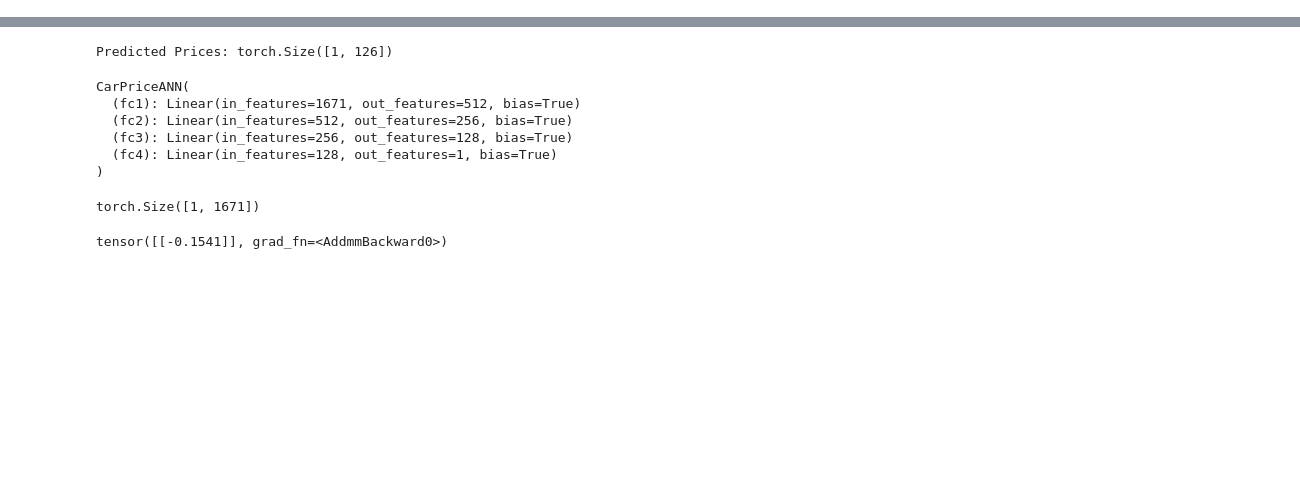
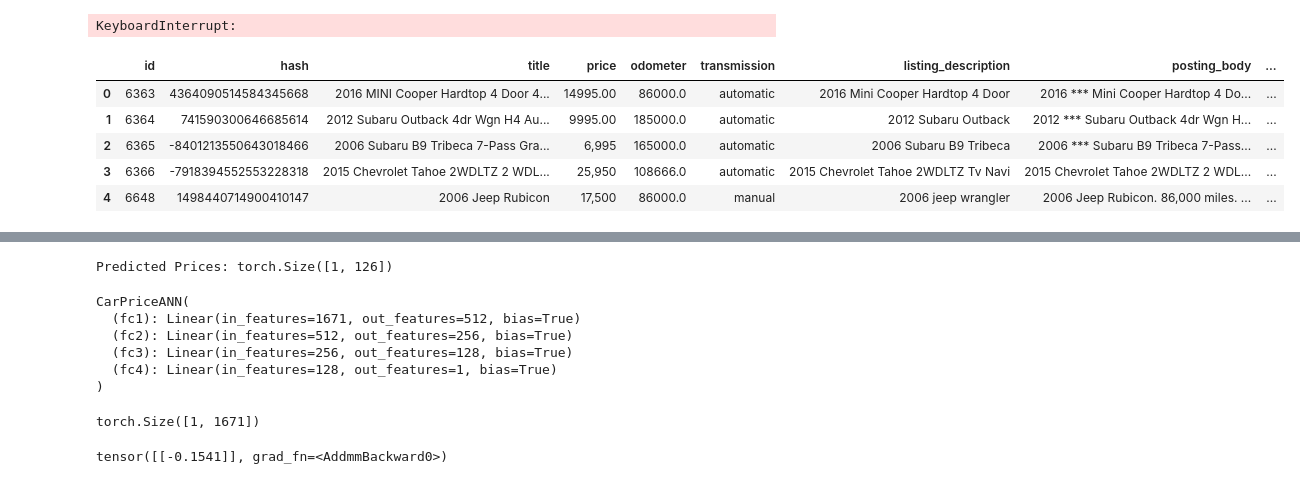
Before and after one commit to swimleftproducts/pricesto, a Jupyter notebook: fastapiapp/machine_learning/model.ipynb, the cells around one changed output, grey strips where cells are left out. Saved outputs shown, nothing was run; the diff lists cells and outputs as text; code cells hidden in the pictures; blank space fills up the shorter version.

Commit message:
model close

```diff
--- a/fastapiapp/machine_learning/model.ipynb
+++ b/fastapiapp/machine_learning/model.ipynb
@@ -174,0 +250,35 @@ features_df.head()
+# %%
+def prepare_text(row):
+    title = row['title']
+    posting_body = row['posting_body']
+    try:
+        posting_truncated = ' '.join(posting_body.split(' ')[:200])
+    except:
+        posting_truncated = posting_body
+    text = f"title: {title} posting: {posting_truncated}"
+    return text
+
+
+def embed_posting_body(batch):
+    texts = []
+    for _, row in batch.iterrows():
+        texts.append(prepare_text(row))
+    return emb_model.encode(texts)  # Assuming emb_model is your embedding model
+
+
+
+batch_size = 150
+for start in range(0, len(df_cleaned), batch_size):
+    end = min(start + batch_size, len(df_cleaned))
+    batch = df_cleaned.iloc[start:end]
+    embeddings = embed_posting_body(batch)
+
+    # Check if the number of embeddings matches the number of rows in the batch
+    if len(embeddings) == len(batch):
+        for i, embedding in enumerate(embeddings):
+            df_cleaned.at[start + i, 'embedding'] = str(embedding.tolist())
+    else:
+        raise ValueError("The number of embeddings does not match the number of rows in the batch.")
+
+    # print update
+    print(f'running batch {start}')
@@ -174,0 +303,13 @@ features_df.head()
+# %%
+df_cleaned.to_csv(f'/notebooks/fastapiapp/machine_learning/processed_data/scrapped_listing_202312021223.csv', index=False)
+# %% [output]
+KeyboardInterrupt:
+# %%
+df_cleaned.head()
+# %% [output]
+|  | id | hash | title | price | odometer | transmission | listing_description | posting_body | ... |
+| 0 | 6363 | 4364090514584345668 | 2016 MINI Cooper Hardtop 4 Door 4... | 14995.00 | 86000.0 | automatic | 2016 Mini Cooper Hardtop 4 Door | 2016 *** Mini Cooper Hardtop 4 Do... | ... |
+| 1 | 6364 | 741590300646685614 | 2012 Subaru Outback 4dr Wgn H4 Au... | 9995.00 | 185000.0 | automatic | 2012 Subaru Outback | 2012 *** Subaru Outback 4dr Wgn H... | ... |
+| 2 | 6365 | -8401213550643018466 | 2006 Subaru B9 Tribeca 7-Pass Gra... | 6,995 | 165000.0 | automatic | 2006 Subaru B9 Tribeca | 2006 *** Subaru B9 Tribeca 7-Pass... | ... |
+| 3 | 6366 | -7918394552553228318 | 2015 Chevrolet Tahoe 2WDLTZ 2 WDL... | 25,950 | 108666.0 | automatic | 2015 Chevrolet Tahoe 2WDLTZ Tv Navi | 2015 Chevrolet Tahoe 2WDLTZ 2 WDL... | ... |
+| 4 | 6648 | 1498440714900410147 | 2006 Jeep Rubicon | 17,500 | 86000.0 | manual | 2006 jeep wrangler | 2006 Jeep Rubicon. 86,000 miles. ... | ... |
```
Also changed, not shown: parts of 48 cells of this notebook.
